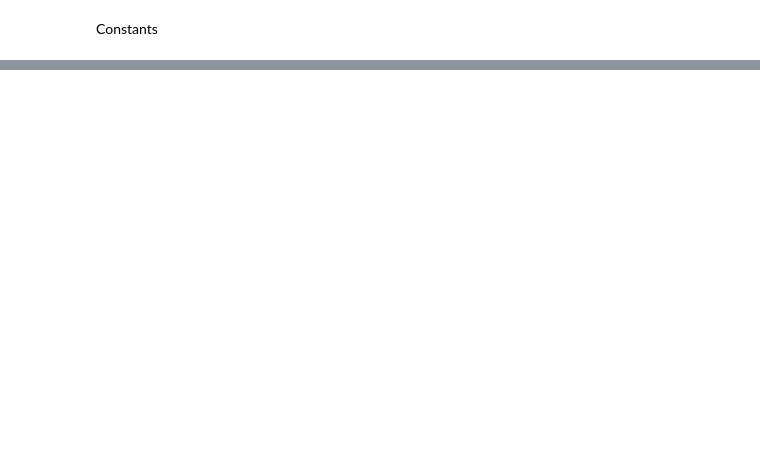
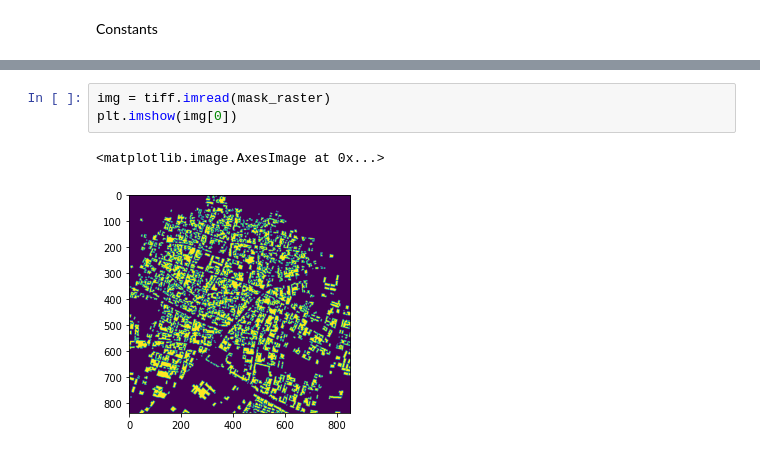
Before and after one commit to anoopmanikantas/Time-Series-analysis-of-Satellite-data-Feature-extractions-on-Transitions, a Jupyter notebook: Satellite_Data_Processing.ipynb, the cells around one changed output, grey strips where cells are left out. Drawn from its saved outputs; the diff is of its cells as text; blank space fills up the shorter version.

```diff
--- a/Satellite_Data_Processing.ipynb
+++ b/Satellite_Data_Processing.ipynb
@@ -66,0 +59,6 @@ plt.imshow(img)
+# %%
+img = tiff.imread(mask_raster)
+plt.imshow(img[0])
+# %% [output]
+<matplotlib.image.AxesImage at 0x...>
+[figure, added]
```
Also changed, not shown: parts of 21 cells of this notebook.
